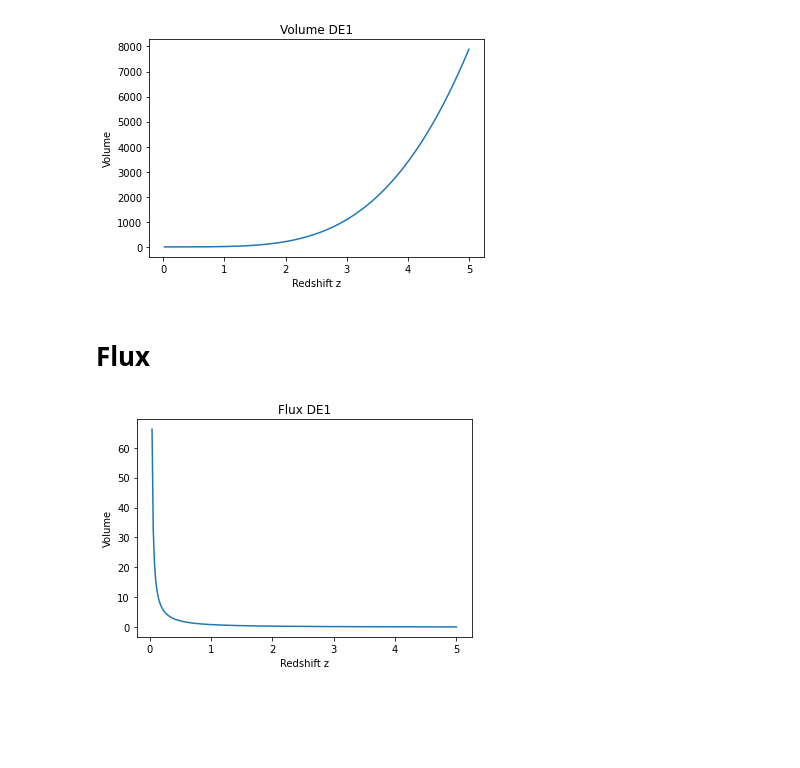
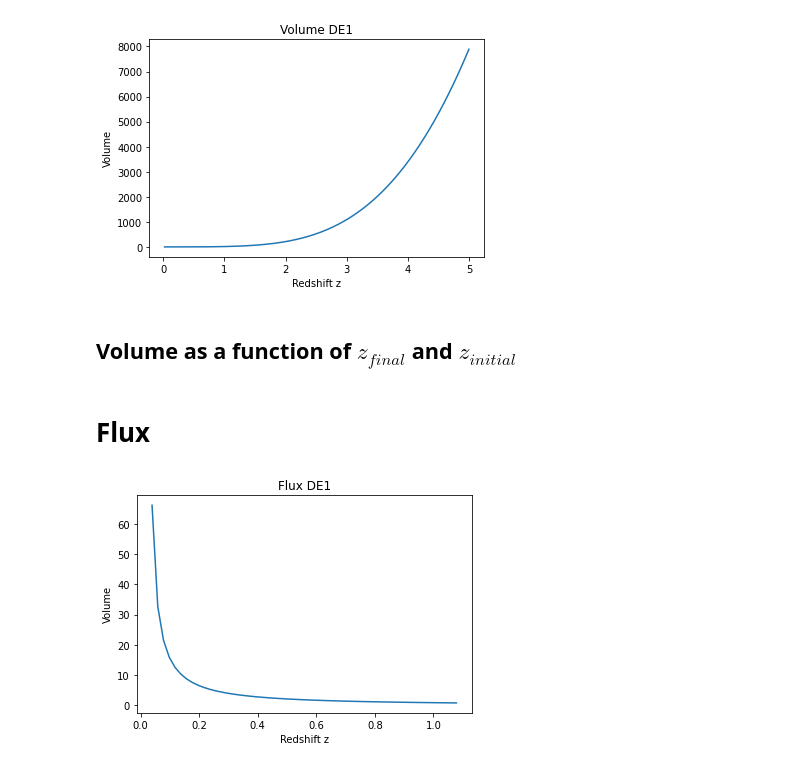
Before and after one commit to carle13/Galaxy-clusters-number-counts, a Jupyter notebook: analysis.ipynb, the cells around one changed output. Drawn from its saved outputs; the diff is of its cells as text; code cells hidden in the pictures; blank space fills up the shorter version.

```diff
--- a/analysis.ipynb
+++ b/analysis.ipynb
@@ -117,6 +117,16 @@ plt.plot(volume[0], volume[2])
 plt.show()
 # %% [output]
 [figure]
+# %% [markdown]
+## Volume as a function of $z_{final}$ and $z_{initial}$
+# %%
+zFinal = data[0]
+zInitial = data[0]
+
+cumVols = [None] * len(data) - 1
+for i in range(len(cumVols)):
+	cumVols[i] = len(zFinal)
+	for b in range(len(data[0])):
 # %% [markdown]
 # Flux
 # %%
@@ -128,9 +138,9 @@ for i in range(1, len(data)):
 # %%
 plt.figure()
 plt.title('Flux DE1')
 plt.xlabel('Redshift z')
 plt.ylabel('Volume')
-plt.plot(flux[0], flux[2])
+plt.plot(flux[0][:-200], flux[2][:-200])
 plt.show()
 # %% [output]
-[figure, old version]
+[figure, new version]
```
